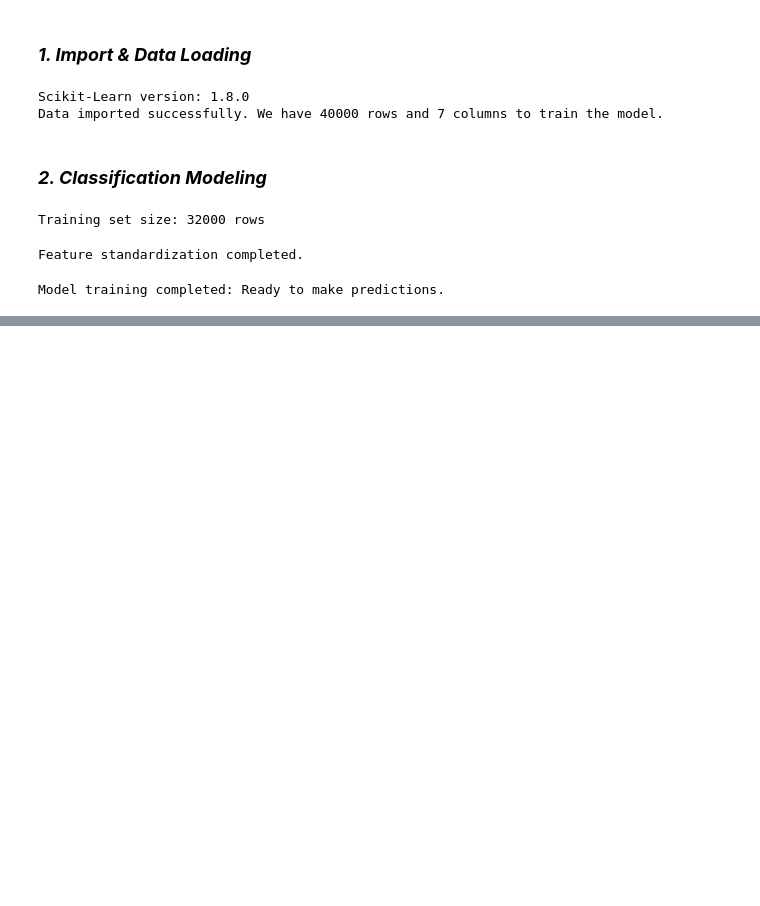
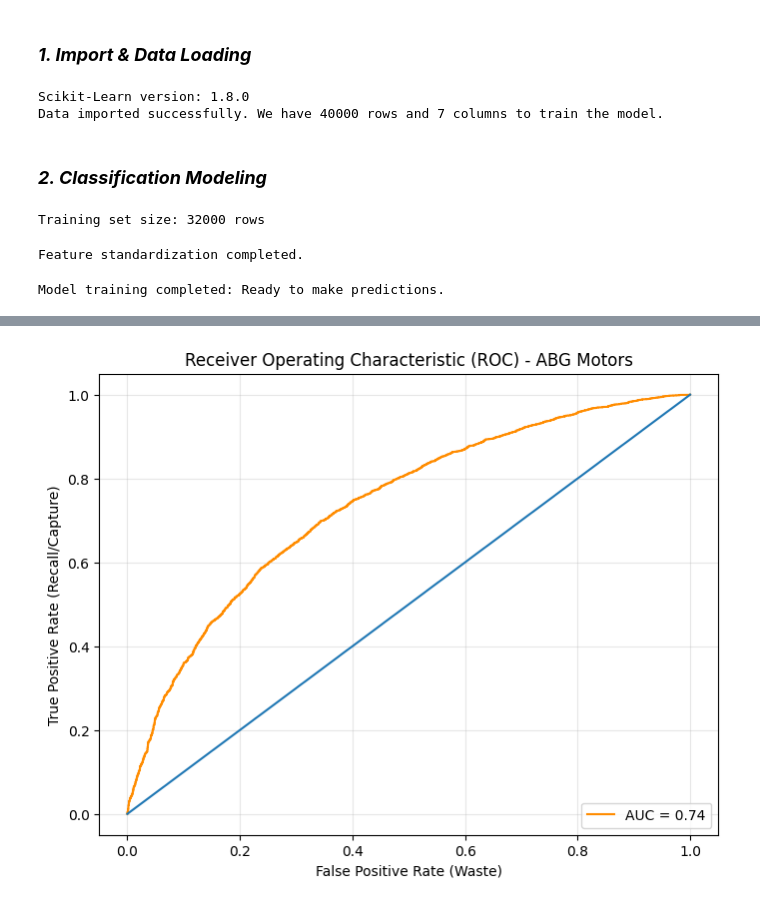
Before and after one commit to tiwariakash198/India-Market-Entry-Analysis-ABG-Motors, a Jupyter notebook: 02_notebooks/02_classification_modeling.ipynb, the cells around one changed output, grey strips where cells are left out. Drawn from its saved outputs; the diff is of its cells as text; code cells hidden in the pictures; blank space fills up the shorter version.

```diff
--- a/02_notebooks/02_classification_modeling.ipynb
+++ b/02_notebooks/02_classification_modeling.ipynb
@@ -118,0 +126,24 @@ Model and scaler saved successfully! Ready to dive into Indian Car Market Analys
+# %%
+import matplotlib.pyplot as plt
+from sklearn.metrics import roc_curve, roc_auc_score, precision_recall_curve
+
+# 1. Get the probabilities for the 'Positive' class (Buyer)
+# best_model.predict_proba returns [prob_0, prob_1]
+y_probs = best_model.predict_proba(X_test_scaled)[:, 1]
+
+# 2. Calculate ROC Metrics
+fpr, tpr, thresholds_roc = roc_curve(y_test, y_probs)
+auc_score = roc_auc_score(y_test, y_probs)
+
+# 3. Plotting the ROC Curve
+plt.figure(figsize=(8, 6))
+plt.plot(fpr, tpr, color='darkorange', label=f'AUC = {auc_score:.2f}')
+plt.plot([0, 1], [0, 1]) # The "Random Guess" line
+plt.xlabel('False Positive Rate (Waste)')
+plt.ylabel('True Positive Rate (Recall/Capture)')
+plt.title('Receiver Operating Characteristic (ROC) - ABG Motors')
+plt.legend(loc="lower right")
+plt.grid(alpha=0.3)
+plt.show()
+# %% [output]
+[figure, added]
```
Also changed, not shown: parts of 10 cells of this notebook, 8 other files.
